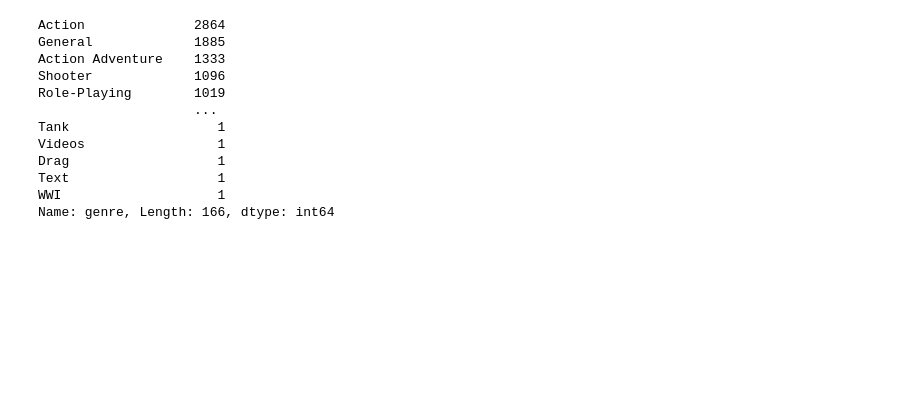
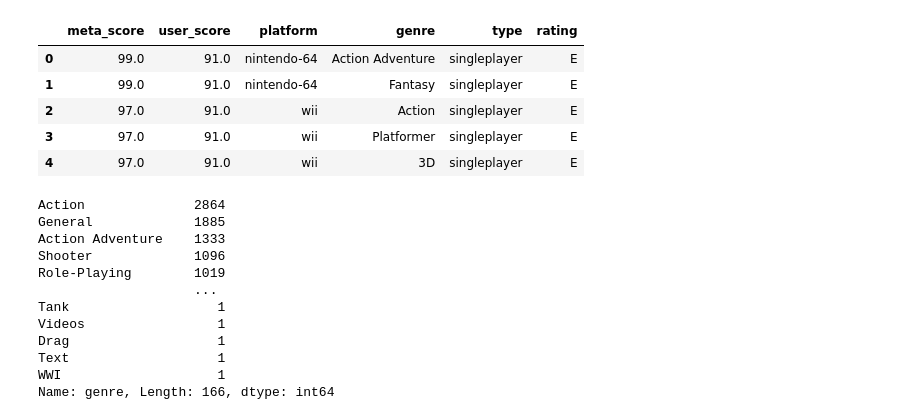
Before and after one commit to TingHsuanYang/cmpe255-spring22-project, a Jupyter notebook: notebooks/Aditya_linear_regression.ipynb, the cells around one changed output. Cells and saved outputs as stored; diff of their text form; code cells hidden in the pictures; blank space fills up the shorter version.

```diff
--- a/notebooks/Aditya_linear_regression.ipynb
+++ b/notebooks/Aditya_linear_regression.ipynb
@@ -53,3 +50,19 @@ memory usage: 1.3+ MB
+# %%
+# exploding genre multiple values into individual rows
+from ast import literal_eval
+model_data['genre']=model_data['genre'].apply(literal_eval)
+model_data = model_data.explode('genre', 'true')
+# exploding platform multiple values into individual rows
+model_data['platform']=model_data['platform'].apply(literal_eval)
+model_data = model_data.explode('platform', 'true')
+model_data.head(5)
+# %% [output]
+|  | meta_score | user_score | platform | genre | type | rating |
+| 0 | 99.0 | 91.0 | nintendo-64 | Action Adventure | singleplayer | E |
+| 1 | 99.0 | 91.0 | nintendo-64 | Fantasy | singleplayer | E |
+| 2 | 97.0 | 91.0 | wii | Action | singleplayer | E |
+| 3 | 97.0 | 91.0 | wii | Platformer | singleplayer | E |
+| 4 | 97.0 | 91.0 | wii | 3D | singleplayer | E |
 # %%
 model_data['genre'].value_counts()
 # %% [output]
```
Also changed, not shown: parts of 23 cells of this notebook, 1 other file.
